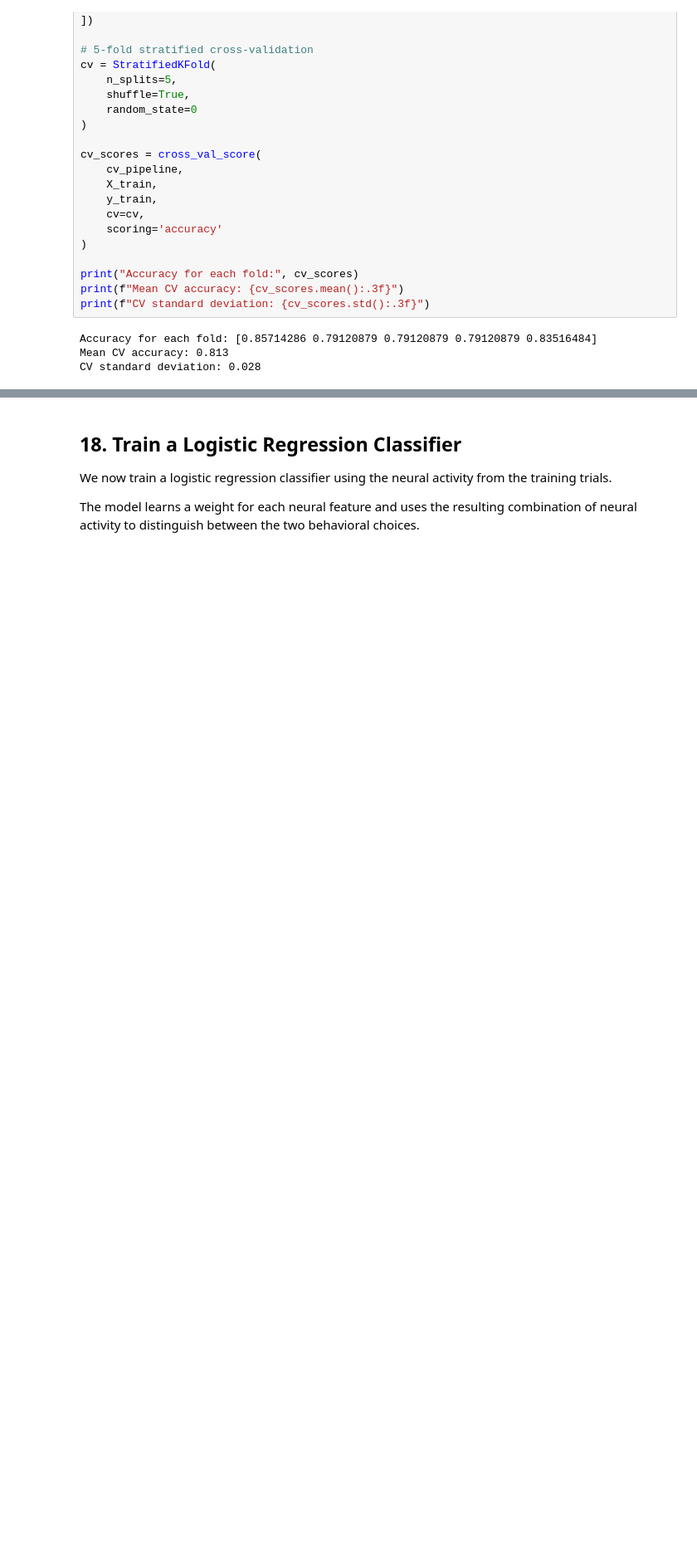
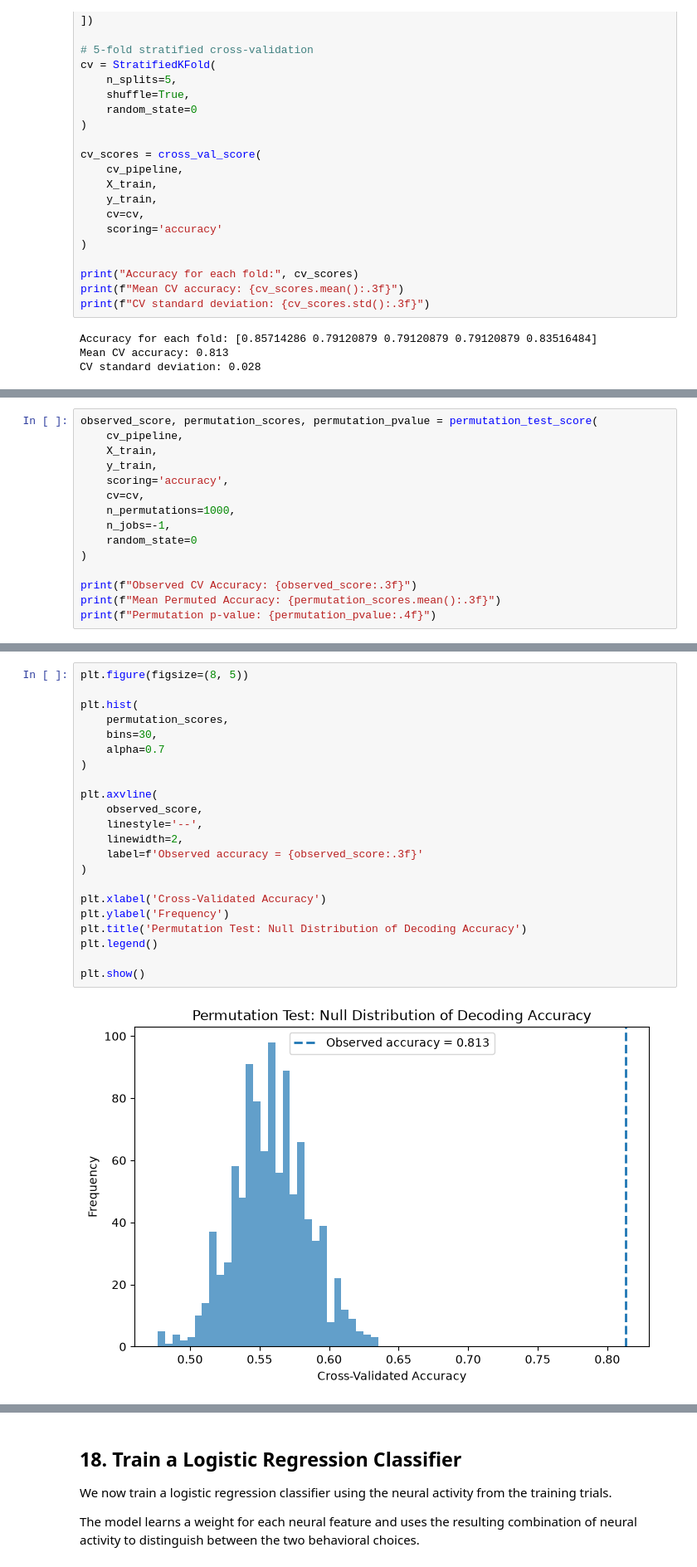
Before and after one commit to parhamKIY/neuroconnect-project, a Jupyter notebook: project_implementation.ipynb, the cells around one changed output, grey strips where cells are left out. Shown at 83% size. Saved outputs shown, nothing was run; the diff lists cells and outputs as text; blank space fills up the shorter version.

Commit message:
added new methods for validating model accuracy

```diff
--- a/project_implementation.ipynb
+++ b/project_implementation.ipynb
@@ -650,0 +785,15 @@ CV standard deviation: 0.028
+# %%
+observed_score, permutation_scores, permutation_pvalue = permutation_test_score(
+    cv_pipeline,
+    X_train,
+    y_train,
+    scoring='accuracy',
+    cv=cv,
+    n_permutations=1000,
+    n_jobs=-1,
+    random_state=0
+)
+
+print(f"Observed CV Accuracy: {observed_score:.3f}")
+print(f"Mean Permuted Accuracy: {permutation_scores.mean():.3f}")
+print(f"Permutation p-value: {permutation_pvalue:.4f}")
@@ -650,0 +804,24 @@ CV standard deviation: 0.028
+# %%
+plt.figure(figsize=(8, 5))
+
+plt.hist(
+    permutation_scores,
+    bins=30,
+    alpha=0.7
+)
+
+plt.axvline(
+    observed_score,
+    linestyle='--',
+    linewidth=2,
+    label=f'Observed accuracy = {observed_score:.3f}'
+)
+
+plt.xlabel('Cross-Validated Accuracy')
+plt.ylabel('Frequency')
+plt.title('Permutation Test: Null Distribution of Decoding Accuracy')
+plt.legend()
+
+plt.show()
+# %% [output]
+[figure, added]
```
Also changed, not shown: parts of 9 cells of this notebook.
